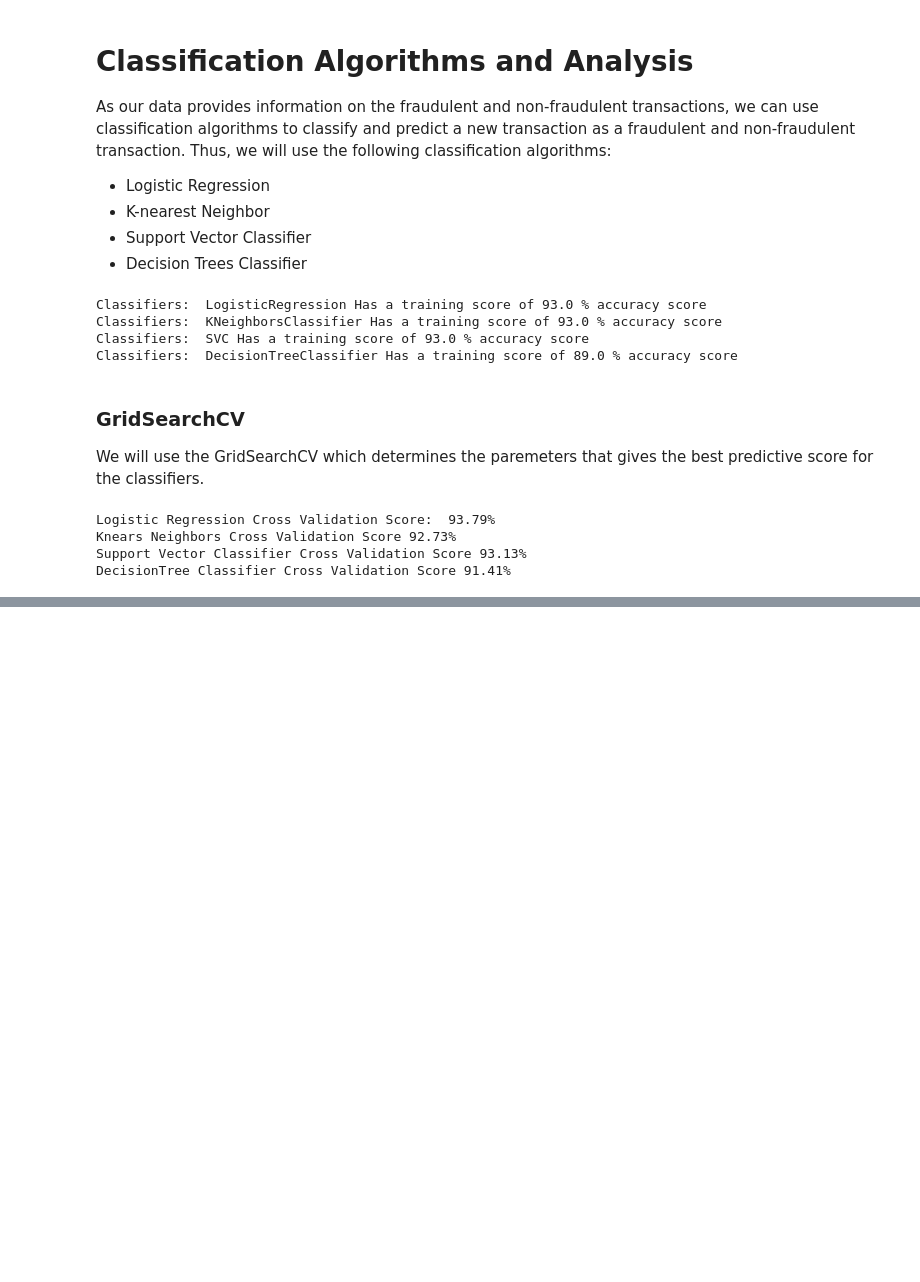
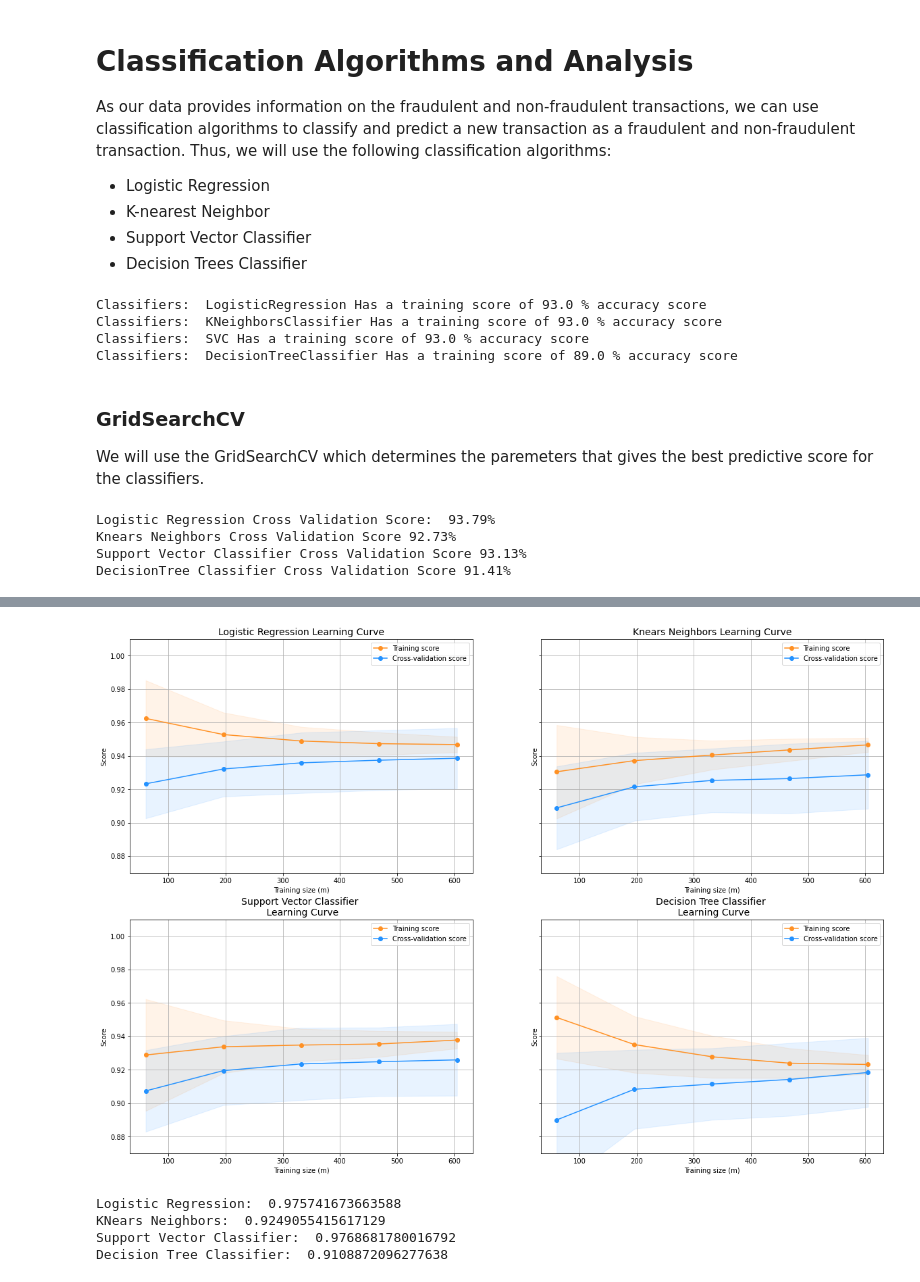
Before and after one commit to khldsqmr/Credit-Card-Fraud-Detection---EDA-Classification-algorithms, a Jupyter notebook: Credit Card Fraud Detection Analysis.ipynb, the cells around one changed output, grey strips where cells are left out. Drawn from its saved outputs; the diff is of its cells as text; code cells hidden in the pictures; blank space fills up the shorter version.

```diff
--- a/Credit Card Fraud Detection Analysis.ipynb
+++ b/Credit Card Fraud Detection Analysis.ipynb
@@ -574,0 +717,4 @@ DecisionTree Classifier Cross Validation Score 91.41%
+# %%
+cv = ShuffleSplit(n_splits=100, test_size=0.2, random_state=42)
+plot_learning_curve(log_reg, knears_neighbors, svc, tree_clf, X_train, y_train, (0.87, 1.01), cv=cv, n_jobs=4)
+# %% [output]
@@ -574,0 +722 @@ DecisionTree Classifier Cross Validation Score 91.41%
+[figure, added]
@@ -574,0 +735,12 @@ DecisionTree Classifier Cross Validation Score 91.41%
+# %%
+from sklearn.metrics import roc_auc_score
+
+print('Logistic Regression: ', roc_auc_score(y_train, log_reg_pred))
+print('KNears Neighbors: ', roc_auc_score(y_train, knears_pred))
+print('Support Vector Classifier: ', roc_auc_score(y_train, svc_pred))
+print('Decision Tree Classifier: ', roc_auc_score(y_train, tree_pred))
+# %% [output]
+Logistic Regression:  0.975741673663588
+KNears Neighbors:  0.9249055415617129
+Support Vector Classifier:  0.9768681780016792
+Decision Tree Classifier:  0.9108872096277638
```
Also changed, not shown: parts of 7 cells of this notebook.
